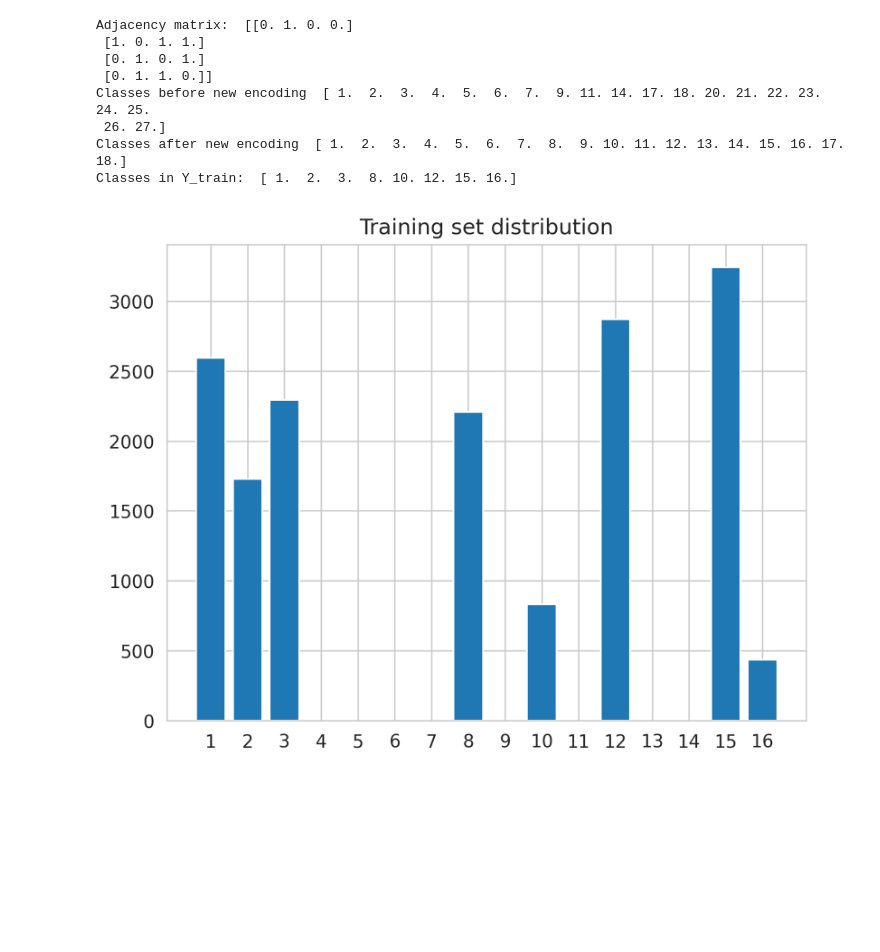
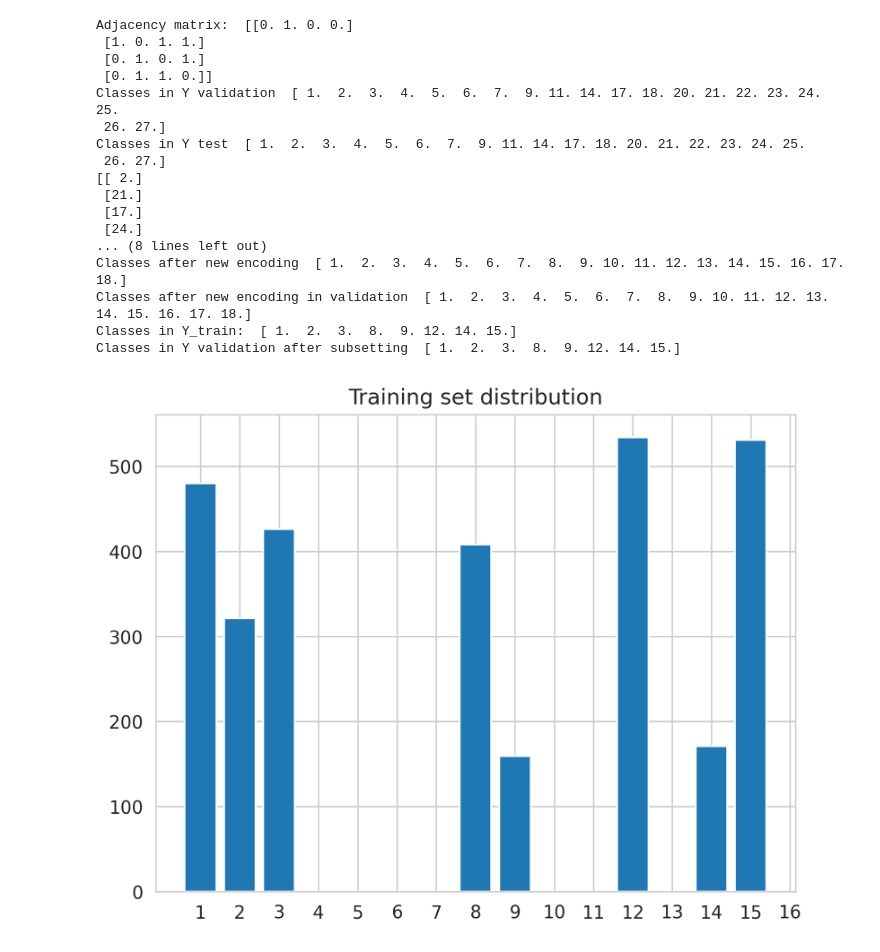
Before and after one commit to Alex-Bujorianu/Hierarchical_HAR-PBD, a Jupyter notebook: my_HAR.ipynb, the cells around one changed output. Saved outputs shown, nothing was run; the diff lists cells and outputs as text; code cells hidden in the pictures; blank space fills up the shorter version.

Commit message:
Implementing validation set proved way more complicated than I anticipated.

```diff
--- a/my_HAR.ipynb
+++ b/my_HAR.ipynb
@@ -34,7 +34,7 @@ from sklearn.metrics import confusion_matrix, f1_score, precision_score, recall_
 from sklearn import metrics
 import seaborn as sns
 import pandas as pd
-from helper import max_scale
+from helper import max_scale, my_shuffle
 import json
 import matplotlib as mpl
 mpl.rcParams['figure.dpi'] = 300
@@ -74,14 +74,34 @@ class HAR_model_wrapper():
 
 X_train = np.load("Data/X_train_pain_12s.npy")
 Y_train = np.load("Data/Y_train_pain_12s.npy")
-X_test = np.load("Data/X_test_pain_12s.npy")
-Y_test = np.load("Data/Y_test_pain_12s.npy")
+X_test_initial = np.load("Data/X_test_pain_12s.npy")
+Y_test_initial = np.load("Data/Y_test_pain_12s.npy")
+# The data is ordered by class
+# so sampling is non-trivial
+my_shuffle(X_test_initial)
+my_shuffle(Y_test_initial)
+# def stratified_sampling(arr, proportion=0.5, step=10, first=True):
+#     if not (step*proportion).is_integer():
+#         raise ValueError("Product of step and proportion must be an integer")
+#     #@param arr: an array of at least 1 dimension
+#     # first: whether the first X%, e.g. with proportion 50%, it will be first 5 of 10
+#     new_arr = []
+#     stride = int(step*proportion)
+#     for i in range(step, arr.shape[0], step):
+#         if first:
+#             new_arr.append(arr[i-step:i-stride])
+#         else:
+#             new_arr.append(arr[i-stride:i])
+#     return np.array(new_arr, dtype=object)
+
 # Split the test set into validation set
-X_validation = X_test[int(0.5*X_test.shape[0]):, :, :, :]
-Y_validation = Y_test[int(0.5*X_test.shape[0]):, :]
-# Obviously, validation assignment must come before these assignments
-X_test = X_test[0:int(0.5*X_test.shape[0]), :, :, :]
-Y_test = Y_test[0:int(0.5*Y_test.shape[0]), :]
+X_validation = X_test_initial[0:int(0.5*X_test_initial.shape[0])]
+Y_validation = Y_test_initial[0:int(0.5*Y_test_initial.shape[0])]
+print("Classes in Y validation ", np.unique(Y_validation))
+X_test = X_test_initial[int(0.5*X_test_initial.shape[0]):]
+Y_test = Y_test_initial[int(0.5*Y_test_initial.shape[0]):]
+print("Classes in Y test ", np.unique(Y_test))
+print(Y_test[0:10])
 
 # Scale the data
 for i in range(X_train.shape[2]):
@@ -90,6 +110,9 @@ for i in range(X_train.shape[2]):
 for i in range(X_test.shape[2]):
     for j in range(X_test.shape[3]):
         X_test[:, :, i, j] = max_scale(X_test[:, :, i, j])
+for i in range(X_validation.shape[2]):
+    for j in range(X_validation.shape[3]):
+        X_validation[:, :, i, j] = max_scale(X_validation[:, :, i, j])
 # Do not use the merge functions if you use this function
 # This function also implements merge option 1
 def new_encoding(arr: np.ndarray):
@@ -101,7 +124,9 @@ def new_encoding(arr: np.ndarray):
 print("Classes before new encoding ", np.unique(Y_train))
 new_encoding(Y_train)
 new_encoding(Y_test)
+new_encoding(Y_validation)
 print("Classes after new encoding ", np.unique(Y_train))
+print("Classes after new encoding in validation ", np.unique(Y_validation))
 # Try to predict only 8 classes
 to_predict = [1, 2, 3, 8, 12, 14, 15, 9]
 assert len(to_predict) == 8
@@ -114,21 +139,31 @@ for i in range(Y_train.shape[0]):
 for i in range(Y_test.shape[0]):
     if (Y_test[i][0] == 18) or (Y_test[i][0] == 14):
         Y_test[i][0] = merge_walking[Y_test[i][0]]
+
+for i in range(Y_validation.shape[0]):
+    if (Y_validation[i][0] == 18) or (Y_validation[i][0] == 14):
+        Y_validation[i][0] = merge_walking[Y_validation[i][0]]
 # Get indices of X&Y
 indices_train = []
 indices_test = []
+indices_validation = []
 for activity_label in to_predict:
     for index in np.where(Y_train[:, 0]==activity_label)[0]:
         indices_train.append(index)
     for index in np.where(Y_test[:, 0]==activity_label)[0]:
         indices_test.append(index)
+    for index in np.where(Y_validation[:, 0]==activity_label)[0]:
+        indices_validation.append(index)
 
 # Subset
 X_train = X_train[indices_train]
 X_test = X_test[indices_test]
 Y_train = Y_train[indices_train]
 Y_test = Y_test[indices_test]
+X_validation = X_validation[indices_validation]
+Y_validation = Y_validation[indices_validation]
 print("Classes in Y_train: ", np.unique(Y_train))
+print("Classes in Y validation after subsetting ", np.unique(Y_validation))
 assert set(np.unique(Y_train)) == set(to_predict)
 # Plot distribution
 new_counts = np.unique(Y_train, return_counts=True)
@@ -148,6 +183,8 @@ for i in range(Y_train.shape[0]):
     Y_train[i][0] = np.where(to_predict==Y_train[i][0])[0][0]+1
 for i in range(Y_test.shape[0]):
     Y_test[i][0] = np.where(to_predict==Y_test[i][0])[0][0]+1
+for i in range(Y_validation.shape[0]):
+    Y_validation[i][0] = np.where(to_predict==Y_validation[i][0])[0][0]+1
 print("Classes in Y_train: ", np.unique(Y_train))
 result = np.matmul(norm_adj, X_train[0, 0, :, :])
 # print("Result of matrix multiplication of normalized adjacency matrix with "
@@ -157,6 +194,7 @@ result = np.matmul(norm_adj, X_train[0, 0, :, :])
 #Tensorflow expects classes to start from 0, otherwise it throws a fit
 Y_train = Y_train - 1
 Y_test = Y_test - 1
+Y_validation = Y_validation - 1
 
 
 class_counts = np.unique(Y_train, return_counts=True)
@@ -177,11 +215,11 @@ def add_missing_labels(class_counts: tuple) -> tuple:
 
 
 HARmodel = HAR_model_wrapper(adjacency_matrix=adjacency_matrix,
-                             timestep=120, node_num=4, feature_num=3, num_class_HAR=8)
+                             timestep=480, node_num=4, feature_num=3, num_class_HAR=8)
 
 
 def train_model(model: HAR_model_wrapper, X_train: np.ndarray, X_test: np.ndarray,
-                Y_train: np.ndarray, Y_test: np.ndarray):
+                Y_train: np.ndarray, Y_test: np.ndarray, X_validation, Y_validation):
     AdjNorm = utils.MakeGraph(model.adjacency_matrix)
     graphtrain = utils.my_combine(AdjNorm, X_train)
     graphtest = utils.my_combine(AdjNorm, X_test)
@@ -189,11 +227,15 @@ def train_model(model: HAR_model_wrapper, X_train: np.ndarray, X_test: np.ndarra
     # print("Shape of X train :", X_train.shape)
     # print("Shape of Y train before one-hot encoding: ", Y_train.shape)
     class_counts = np.unique(Y_train, return_counts=True)
+    print("Classes in Y test ", np.unique(Y_test))
+    print("Classes in Y validation ", np.unique(Y_validation))
     #class_counts = add_missing_labels(class_counts)
     print("Class counts: ", class_counts)
     # One hot encoding
     Y_train = to_categorical(Y_train, num_classes=model.num_classes)
     Y_test = to_categorical(Y_test, num_classes=model.num_classes)
+    # Don't forget validation as well
+    Y_validation = to_categorical(Y_validation, num_classes=model.num_classes)
     # print("Shape of categorically encoded Y_train: ", Y_train.shape)
     print("Shape of categorically encoded Y_test: ", Y_test.shape)
     # Beta = 0.9999 produces a really small loss
@@ -226,7 +268,7 @@ def train_model(model: HAR_model_wrapper, X_train: np.ndarray, X_test: np.ndarra
 
 train = input("Train model? Yes/no")
 if train=="Yes":
-    model = train_model(HARmodel, X_train, X_test, Y_train, Y_test)
+    model = train_model(HARmodel, X_train, X_test, Y_train, Y_test, X_validation, Y_validation)
 else:
     print("Loading model…")
     model = keras.models.load_model("Models/GC_LSTM_HAR")
@@ -248,33 +290,42 @@ def zeros_and_ones(arr):
         # print("Index of biggest number: ", np.argmax(arr[i]))
         to_return[i] = np.argmax(arr[i])
     return to_return
 
 # Transform predictions back to original shape
 predictions = zeros_and_ones(predictions)
 # Save results
 results = {"F1 score": f1_score(Y_test, predictions, average='weighted'),
            "Accuracy": accuracy_score(Y_test, predictions),
            "Precision": precision_score(Y_test, predictions, average='weighted'),
            "Recall": recall_score(Y_test, predictions, average='weighted'),
            "Confusion matrix": confusion_matrix(Y_test, predictions, labels=np.array(list(range(0, 8))))}
 print("F1 score ", f1_score(Y_test, predictions, average='weighted'))
 print("Accuracy ", accuracy_score(Y_test, predictions))
 print("Precision ", precision_score(Y_test, predictions, average='weighted'))
 print("Recall ", recall_score(Y_test, predictions, average='weighted'))
 name = input("Please name this experiment")
 class NumpyEncoder(json.JSONEncoder):
     def default(self, obj):
         if isinstance(obj, np.ndarray):
             return obj.tolist()
         return json.JSONEncoder.default(self, obj)
 json.dump(results, open("Results/Experiment_" + name, "w"), cls=NumpyEncoder)
 # %% [output]
 Adjacency matrix:  [[0. 1. 0. 0.]
  [1. 0. 1. 1.]
  [0. 1. 0. 1.]
  [0. 1. 1. 0.]]
-Classes before new encoding  [ 1.  2.  3.  4.  5.  6.  7.  9. 11. 14. 17. 18. 20. 21. 22. 23. 24. 25.
+Classes in Y validation  [ 1.  2.  3.  4.  5.  6.  7.  9. 11. 14. 17. 18. 20. 21. 22. 23. 24. 25.
  26. 27.]
+Classes in Y test  [ 1.  2.  3.  4.  5.  6.  7.  9. 11. 14. 17. 18. 20. 21. 22. 23. 24. 25.
+ 26. 27.]
+[[ 2.]
+ [21.]
+ [17.]
+ [24.]
+... (8 lines left out)
 Classes after new encoding  [ 1.  2.  3.  4.  5.  6.  7.  8.  9. 10. 11. 12. 13. 14. 15. 16. 17. 18.]
-Classes in Y_train:  [ 1.  2.  3.  8. 10. 12. 15. 16.]
+Classes after new encoding in validation  [ 1.  2.  3.  4.  5.  6.  7.  8.  9. 10. 11. 12. 13. 14. 15. 16. 17. 18.]
+Classes in Y_train:  [ 1.  2.  3.  8.  9. 12. 14. 15.]
+Classes in Y validation after subsetting  [ 1.  2.  3.  8.  9. 12. 14. 15.]
-[figure, old version]
+[figure, new version]
```
Also changed, not shown: parts of 1 cell of this notebook.
